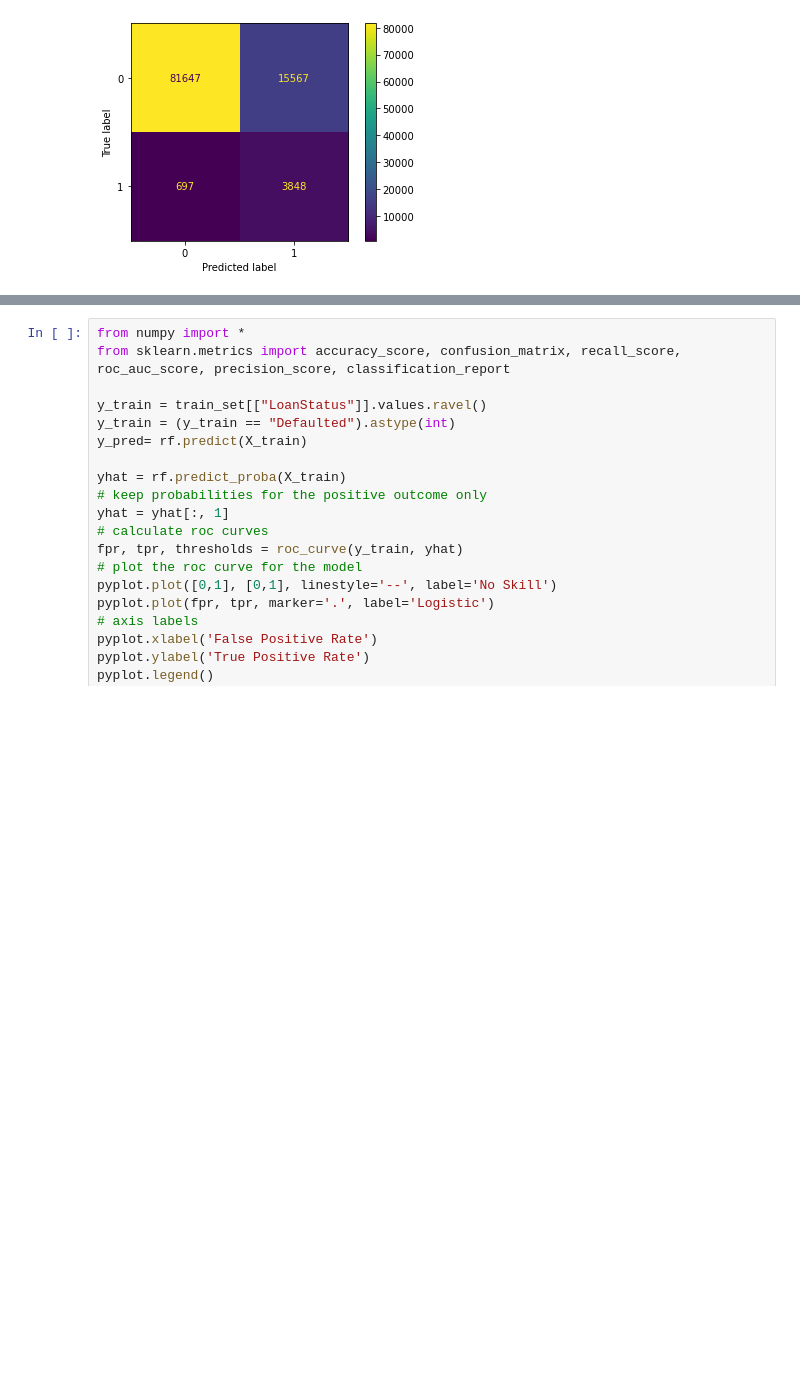
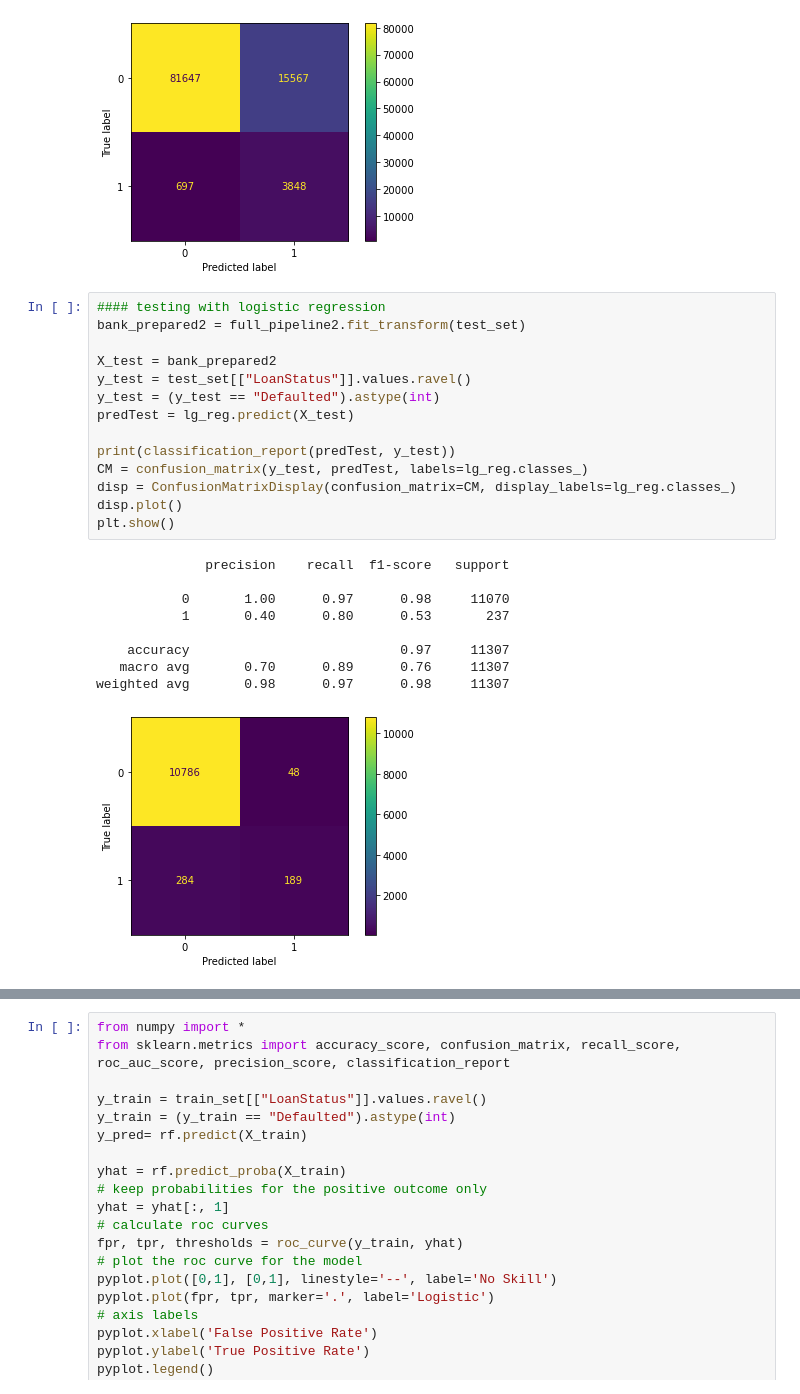
Before and after one commit to Milkafreak/Group_11_ML, a Jupyter notebook: Prosper/Project_G11.ipynb, the cells around one changed output, grey strips where cells are left out. Cells and saved outputs as stored; diff of their text form; blank space fills up the shorter version.

Commit message:
with test

```diff
--- a/Prosper/Project_G11.ipynb
+++ b/Prosper/Project_G11.ipynb
@@ -543,3 +543,27 @@ disp.plot()
 plt.show()
 # %% [output]
 [figure]
+# %%
+#### testing with logistic regression
+bank_prepared2 = full_pipeline2.fit_transform(test_set)
+
+X_test = bank_prepared2
+y_test = test_set[["LoanStatus"]].values.ravel()
+y_test = (y_test == "Defaulted").astype(int)
+predTest = lg_reg.predict(X_test)
+
+print(classification_report(predTest, y_test))
+CM = confusion_matrix(y_test, predTest, labels=lg_reg.classes_)
+disp = ConfusionMatrixDisplay(confusion_matrix=CM, display_labels=lg_reg.classes_)
+disp.plot()
+plt.show()
+# %% [output]
+              precision    recall  f1-score   support
+
+           0       1.00      0.97      0.98     11070
+           1       0.40      0.80      0.53       237
+
+    accuracy                           0.97     11307
+   macro avg       0.70      0.89      0.76     11307
+weighted avg       0.98      0.97      0.98     11307
+[figure, added]
```
Also changed, not shown: parts of 3 cells of this notebook.
